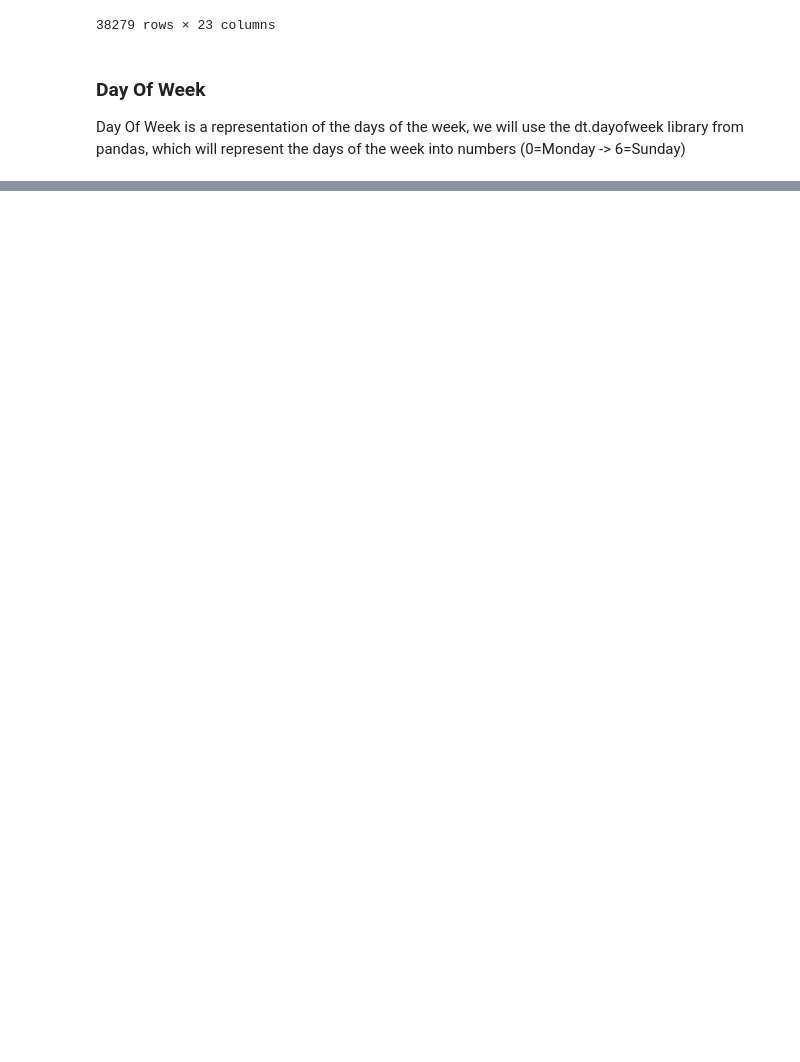
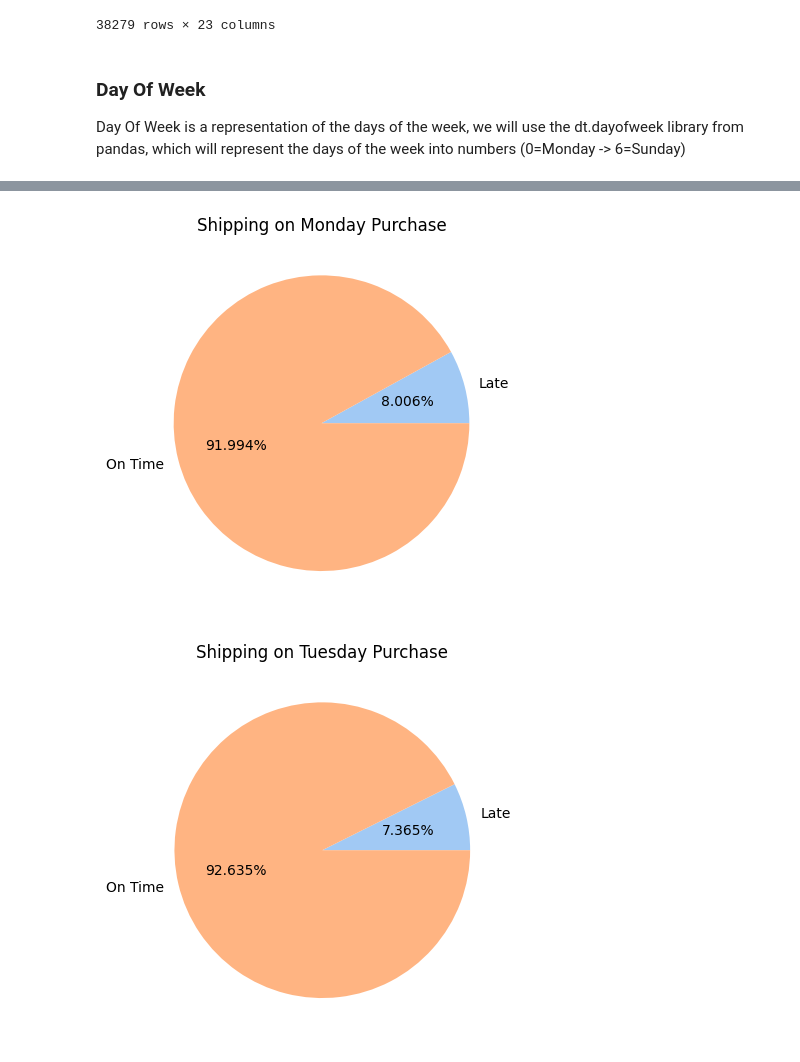
Before and after one commit to arun-ekambaram/supplychain-delivery-delay-ml, a Jupyter notebook: notebook/Exploratory Data Analysis.ipynb, the cells around one changed output, grey strips where cells are left out. Saved outputs shown, nothing was run; the diff lists cells and outputs as text; code cells hidden in the pictures; blank space fills up the shorter version.

```diff
--- a/notebook/Exploratory Data Analysis.ipynb
+++ b/notebook/Exploratory Data Analysis.ipynb
@@ -864,0 +892,8 @@ Day Of Week is a representation of the days of the week, we will use the dt.dayo
+# %%
+pur_late = tr_data[tr_data.is_late_s == 1]['purchase_day_of_week'].value_counts().rename_axis('purchase_day_of_week').reset_index(name='late_counts')
+pur_all = tr_data['purchase_day_of_week'].value_counts().rename_axis('purchase_day_of_week').reset_index(name='all_counts')
+pur_late['all_count'] = pur_late.purchase_day_of_week.map(pur_all.set_index('purchase_day_of_week')['all_counts'])
+pur_late['late_prop'] = pur_late['late_counts'] / pur_late['all_count']
+pur_late['day_of_week'] = pur_late['purchase_day_of_week'].map({0: 'Monday', 1:'Tuesday', 2:'Wednesday', 3:'Thursday', 4:'Friday', 5:'Saturday', 6:'Sunday'})
+pur_list = pur_late['purchase_day_of_week'].to_list()
+pur_late
@@ -864,0 +909,13 @@ Day Of Week is a representation of the days of the week, we will use the dt.dayo
+# %%
+for i in range(0, len(pur_late)):
+    data = [pur_late['late_counts'][i], pur_late['all_count'][i]]
+    labels = ['Late', 'On Time']
+    #define Seaborn color palette to use
+    colors = sns.color_palette('pastel')[0:5]
+    #create pie chart
+    plt.pie(data, labels = labels, colors = colors, autopct='%.3f%%')
+    plt.title('Shipping on '+pur_late['day_of_week'][i].title()+' ' + 'Purchase')
+    plt.show()
+# %% [output]
+[figure, added]
+[figure, added]
```
Also changed, not shown: parts of 56 cells of this notebook.
